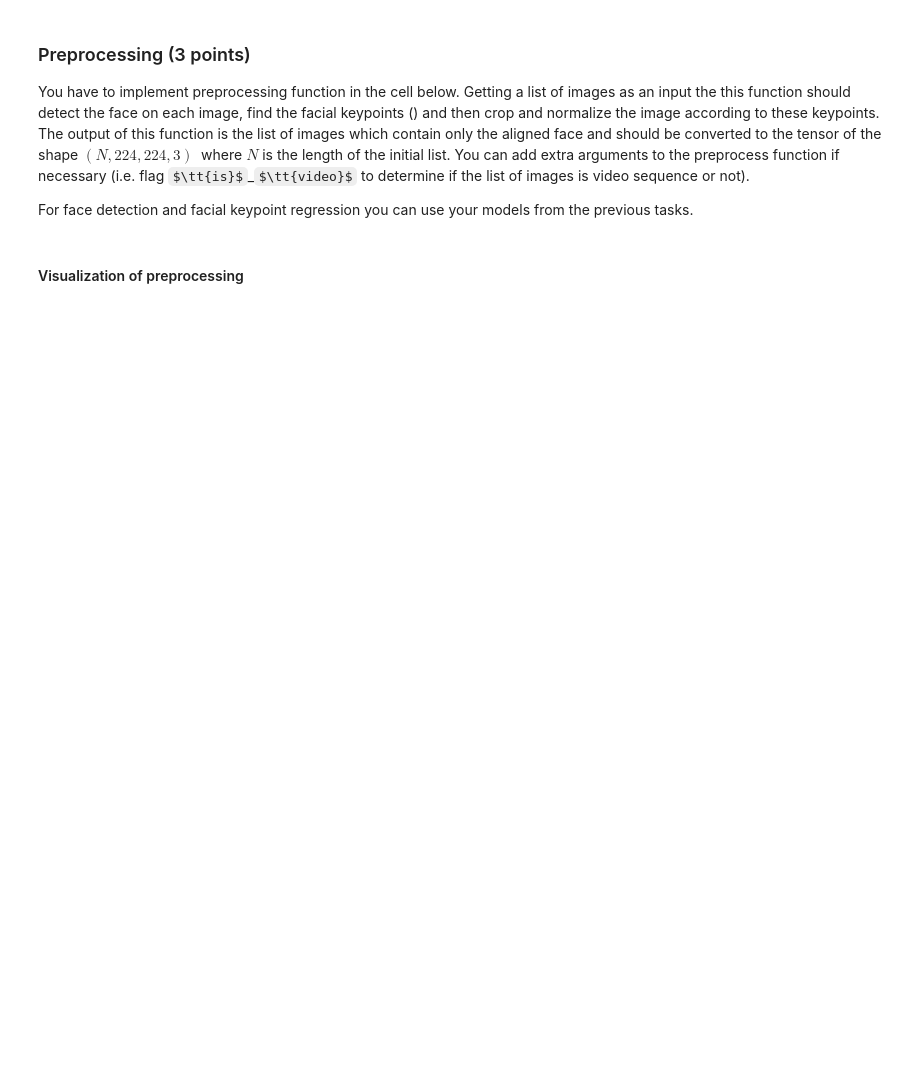
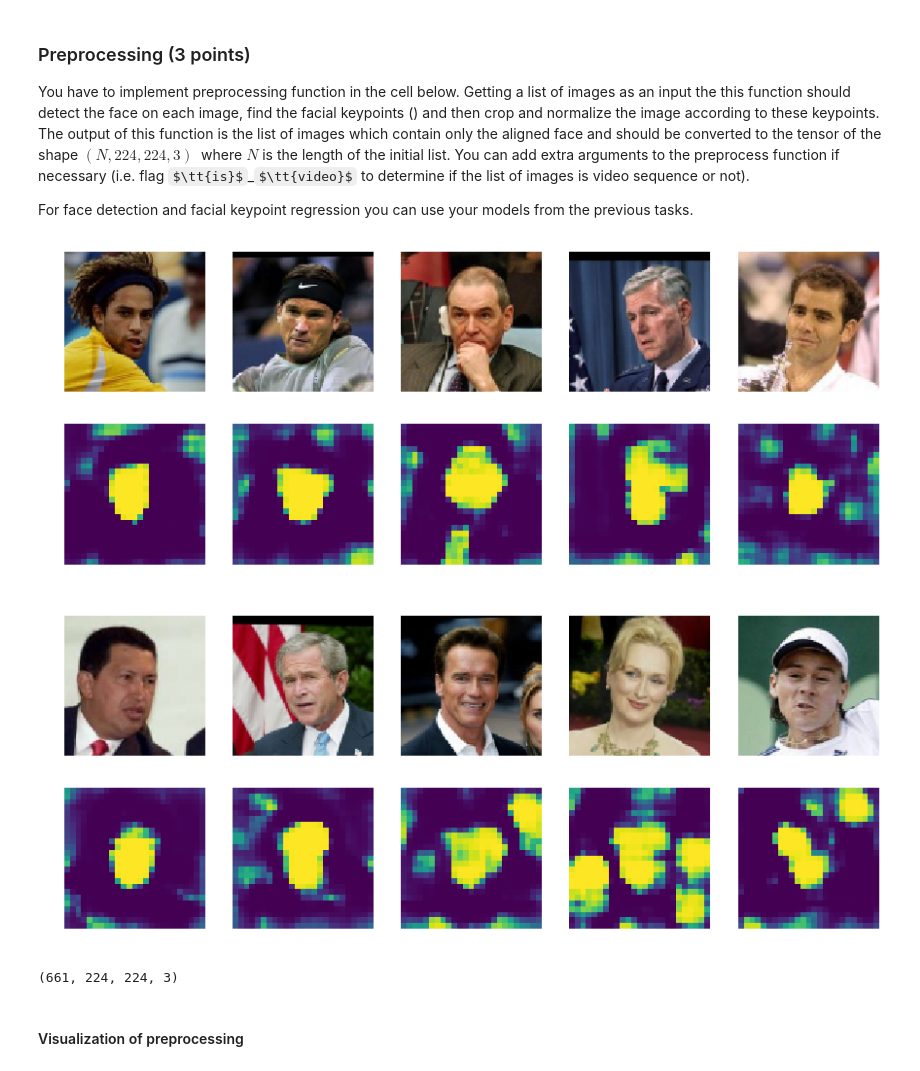
Before and after one commit to hogofogo/Face-Recognition, a Jupyter notebook: Face Recognition task.ipynb, the cells around one changed output. Cells and saved outputs as stored; diff of their text form; code cells hidden in the pictures; some formulas as TeX source; blank space fills up the shorter version.

```diff
--- a/Face Recognition task.ipynb
+++ b/Face Recognition task.ipynb
@@ -93,0 +238,6 @@ def preprocess_imgs(imgs):
+# %%
+fcnn_model = generate_fcnn_model(RESIZED_SHAPE)
+
+fcnn_model.compile(optimizer=Adam(), # You can use another optimizer
+                  loss='binary_crossentropy',
+                  metrics=['accuracy'])
@@ -93,0 +335,38 @@ def preprocess_imgs(imgs):
+# %%
+def input_resize_reshape(images):
+    images = list(images.values())
+    #result_imgs = np.array([transform.resize(image, IMAGE_SHAPE, mode="reflect") for image in images])
+    #result_imgs = result_imgs - 0.5
+    result_imgs = np.array(images) - 0.5
+    return result_imgs
+# %%
+def visualize_heatmap(images, heatmap, n_cols=5, n_rows=1):
+    """Visualize heatmap"""
+    plt.figure(figsize=(3 * n_cols, 2 * 3 * n_rows))
+    for n,i in enumerate(np.arange(n_cols * n_rows)):
+        plt.subplot(2 * n_rows, n_cols, n + 1)
+        plt.axis('off')
+        plt.imshow(images[i])
+
+        plt.subplot(2 * n_rows, n_cols, n + 1 + n_cols)
+        plt.axis('off')
+        plt.imshow(heatmap[i])
+    plt.show()
+# %%
+#predictions = fcnn_model.predict(np.array(list(x_train.values())))
+
+predictions = fcnn_model.predict(input_resize_reshape(x_train))
+visualize_heatmap(list(x_train.values()), predictions[:, :, :, 1])
+
+# the second row represents some examples which caused me issues that
+# had to be addressed at preprocessing: eg see arnold and meryl streep heatmaps
+min_ = 14
+max_ = min_ + 5
+search_keys = range(min_,max_)
+
+sample = {k:x_train[str(k)+'.jpg'] for k in search_keys if str(k)+'.jpg' in x_train}
+
+visualize_heatmap(list(sample.values()), predictions[min_:max_, :, :, 1])
+# %% [output]
+[figure, added]
+[figure, added]
@@ -93,0 +516,20 @@ def preprocess_imgs(imgs):
+# %%
+def preprocess_data(images):
+    '''
+    preprocess all images and return as array for classification model input
+    '''
+    result = []
+    for i, item in enumerate(images):
+        #print(images[item].shape)
+        img = preprocess_imgs([images[item]])
+        img = transform.resize(img, (224,224,3))
+        result.append(img)
+
+    result = np.array(result)
+
+    return result
+
+temp = preprocess_data(x_train)
+temp.shape
+# %% [output]
+(661, 224, 224, 3)
```
Also changed, not shown: parts of 39 cells of this notebook.
